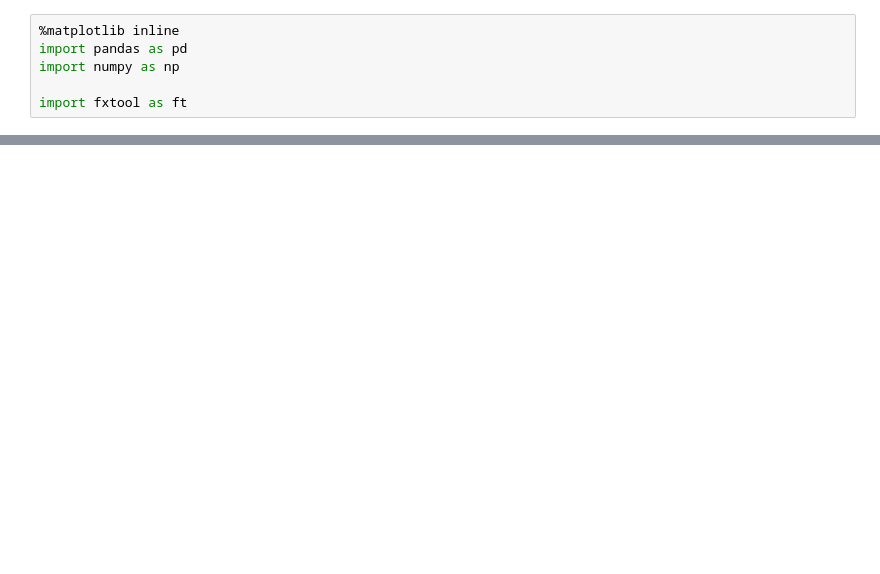
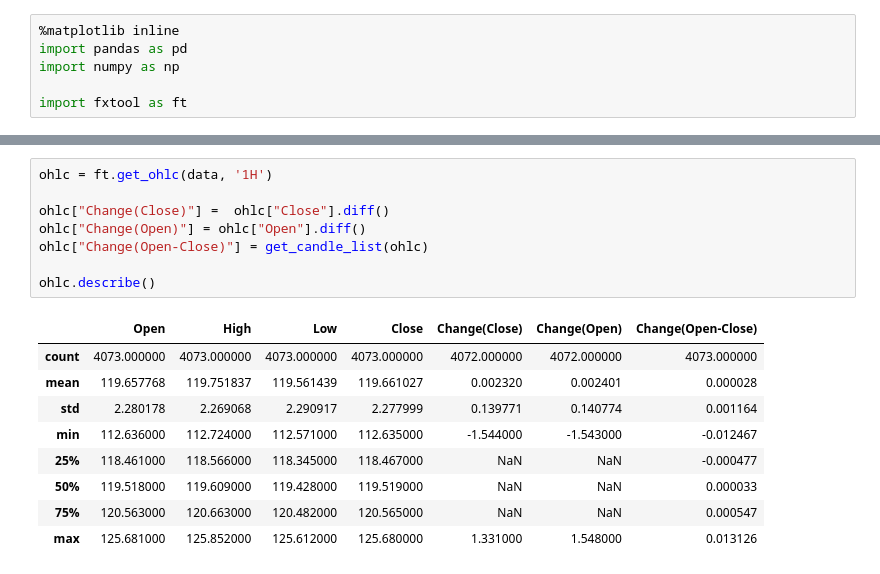
Before and after one commit to Tdual/fx, a Jupyter notebook: fx_tensorflow.ipynb, the cells around one changed output, grey strips where cells are left out. Drawn from its saved outputs; the diff is of its cells as text; blank space fills up the shorter version.

```diff
--- a/fx_tensorflow.ipynb
+++ b/fx_tensorflow.ipynb
@@ -30,0 +44,18 @@ data = ft.read_csv(["201506"])
+# %%
+ohlc = ft.get_ohlc(data, '1H')
+
+ohlc["Change(Close)"] =  ohlc["Close"].diff()
+ohlc["Change(Open)"] = ohlc["Open"].diff()
+ohlc["Change(Open-Close)"] = get_candle_list(ohlc)
+
+ohlc.describe()
+# %% [output]
+|  | Open | High | Low | Close | Change(Close) | Change(Open) | Change(Open-Close) |
+| count | 4073.000000 | 4073.000000 | 4073.000000 | 4073.000000 | 4072.000000 | 4072.000000 | 4073.000000 |
+| mean | 119.657768 | 119.751837 | 119.561439 | 119.661027 | 0.002320 | 0.002401 | 0.000028 |
+| std | 2.280178 | 2.269068 | 2.290917 | 2.277999 | 0.139771 | 0.140774 | 0.001164 |
+| min | 112.636000 | 112.724000 | 112.571000 | 112.635000 | -1.544000 | -1.543000 | -0.012467 |
+| 25% | 118.461000 | 118.566000 | 118.345000 | 118.467000 | NaN | NaN | -0.000477 |
+| 50% | 119.518000 | 119.609000 | 119.428000 | 119.519000 | NaN | NaN | 0.000033 |
+| 75% | 120.563000 | 120.663000 | 120.482000 | 120.565000 | NaN | NaN | 0.000547 |
+| max | 125.681000 | 125.852000 | 125.612000 | 125.680000 | 1.331000 | 1.548000 | 0.013126 |
```
Also changed, not shown: parts of 8 cells of this notebook.
